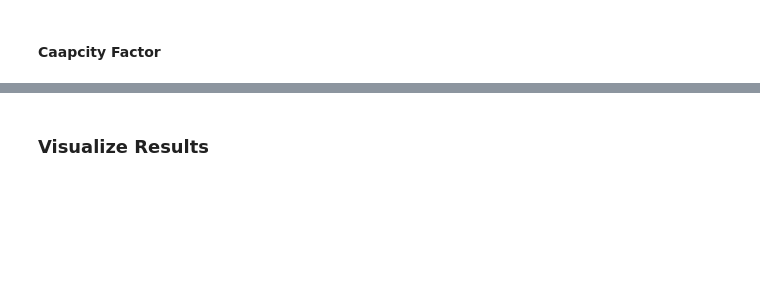
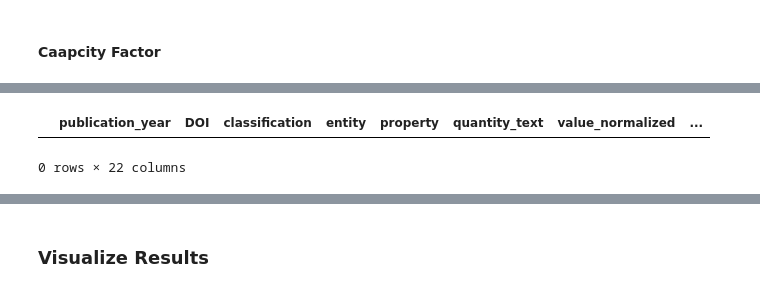
Before and after one commit to FZJ-IEK3-VSA/quinex-energy-system-studies, a Jupyter notebook: notebooks/Step5_TemporalVisualisation.ipynb, the cells around one changed output, grey strips where cells are left out. Saved outputs shown, nothing was run; the diff lists cells and outputs as text; code cells hidden in the pictures; blank space fills up the shorter version.

```diff
--- a/notebooks/Step5_TemporalVisualisation.ipynb
+++ b/notebooks/Step5_TemporalVisualisation.ipynb
@@ -61,0 +143,5 @@ cap_factor["unit_normalized"].value_counts()
+# %%
+cap_factor[cap_factor["references"].apply(contains_irena)]
+# %% [output]
+|  | publication_year | DOI | classification | entity | property | quantity_text | value_normalized | ... |
+0 rows × 22 columns
```
Also changed, not shown: parts of 16 cells of this notebook, 6 other files.
